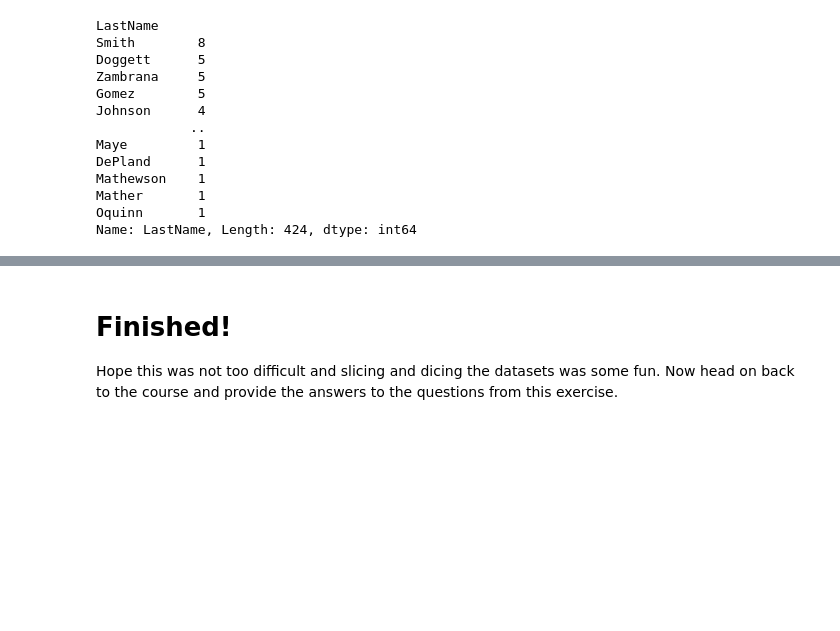
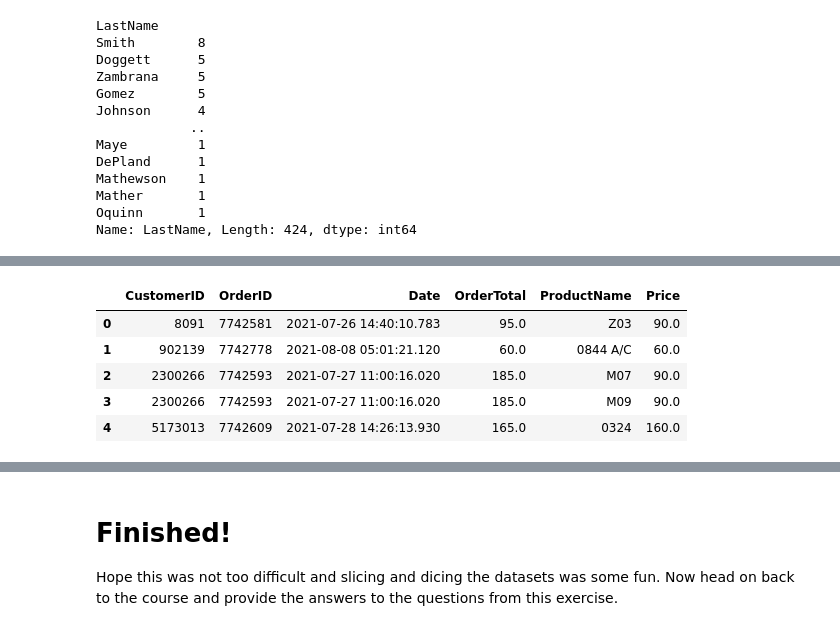
Before and after one commit to Alice9th/Python_Challenges, a Jupyter notebook: customers_and_orders/customers_and_orders.ipynb, the cells around one changed output, grey strips where cells are left out. Saved outputs shown, nothing was run; the diff lists cells and outputs as text; code cells hidden in the pictures; blank space fills up the shorter version.

```diff
--- a/customers_and_orders/customers_and_orders.ipynb
+++ b/customers_and_orders/customers_and_orders.ipynb
@@ -281,0 +280,15 @@ Once you get your answers, remember to go back to the course and introduce them
+# %%
+# open and evaluate orders.csv
+import pandas as pd
+
+orders = pd.read_csv('./sample_data/orders.csv')
+
+#Let's start by looking at the data
+orders.head()
+# %% [output]
+|  | CustomerID | OrderID | Date | OrderTotal | ProductName | Price |
+| 0 | 8091 | 7742581 | 2021-07-26 14:40:10.783 | 95.0 | Z03 | 90.0 |
+| 1 | 902139 | 7742778 | 2021-08-08 05:01:21.120 | 60.0 | 0844 A/C | 60.0 |
+| 2 | 2300266 | 7742593 | 2021-07-27 11:00:16.020 | 185.0 | M07 | 90.0 |
+| 3 | 2300266 | 7742593 | 2021-07-27 11:00:16.020 | 185.0 | M09 | 90.0 |
+| 4 | 5173013 | 7742609 | 2021-07-28 14:26:13.930 | 165.0 | 0324 | 160.0 |
```
Also changed, not shown: parts of 7 cells of this notebook.
